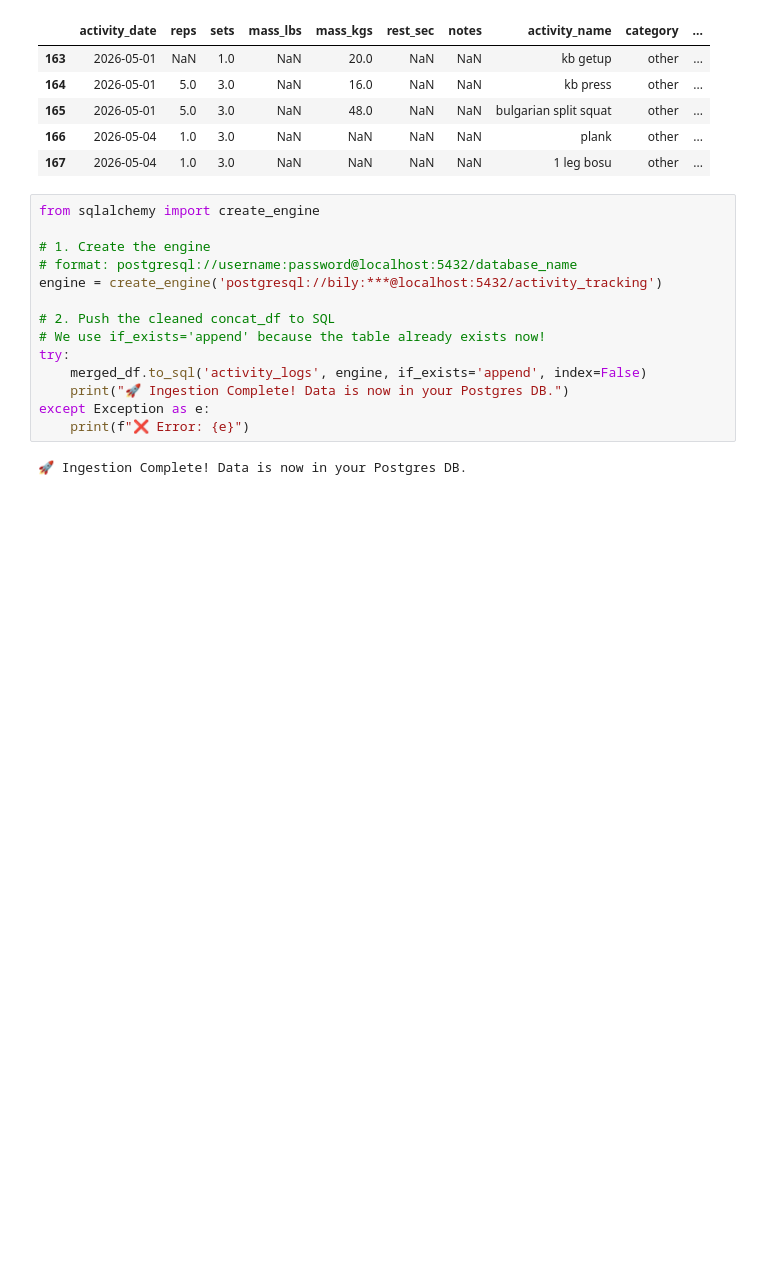
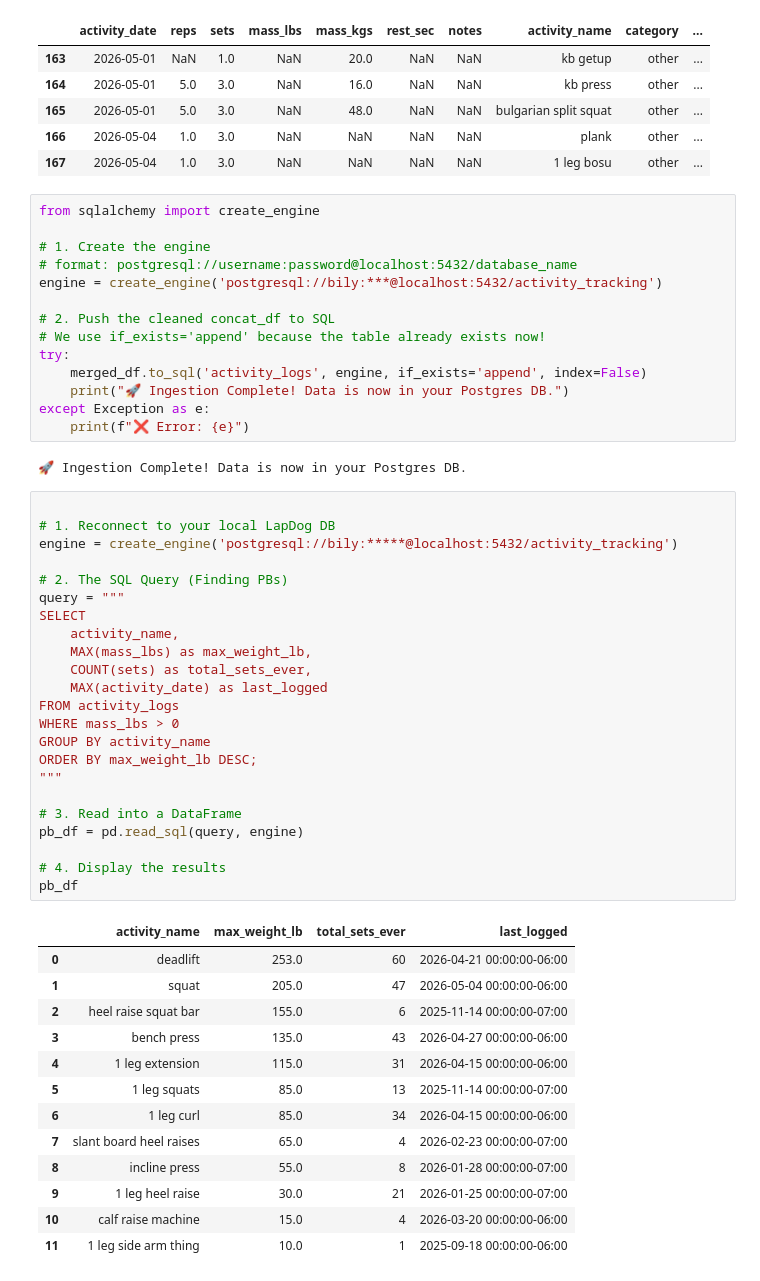
Before and after one commit to BilyBrown/activity_tracking, a Jupyter notebook: notebooks/data_clean_trial.ipynb, the cells around one changed output. Saved outputs shown, nothing was run; the diff lists cells and outputs as text; blank space fills up the shorter version.

Commit message:
alright - the connection is there and the data is available, sweet!

```diff
--- a/notebooks/data_clean_trial.ipynb
+++ b/notebooks/data_clean_trial.ipynb
@@ -554,3 +554,40 @@ except Exception as e:
     print(f"❌ Error: {e}")
 # %% [output]
 🚀 Ingestion Complete! Data is now in your Postgres DB.
+# %%
+
+# 1. Reconnect to your local LapDog DB
+engine = create_engine('postgresql://bily:*****@localhost:5432/activity_tracking')
+
+# 2. The SQL Query (Finding PBs)
+query = """
+SELECT
+    activity_name,
+    MAX(mass_lbs) as max_weight_lb,
+    COUNT(sets) as total_sets_ever,
+    MAX(activity_date) as last_logged
+FROM activity_logs
+WHERE mass_lbs > 0
+GROUP BY activity_name
+ORDER BY max_weight_lb DESC;
+"""
+
+# 3. Read into a DataFrame
+pb_df = pd.read_sql(query, engine)
+
+# 4. Display the results
+pb_df
+# %% [output]
+|  | activity_name | max_weight_lb | total_sets_ever | last_logged |
+| 0 | deadlift | 253.0 | 60 | 2026-04-21 00:00:00-06:00 |
+| 1 | squat | 205.0 | 47 | 2026-05-04 00:00:00-06:00 |
+| 2 | heel raise squat bar | 155.0 | 6 | 2025-11-14 00:00:00-07:00 |
+| 3 | bench press | 135.0 | 43 | 2026-04-27 00:00:00-06:00 |
+| 4 | 1 leg extension | 115.0 | 31 | 2026-04-15 00:00:00-06:00 |
+| 5 | 1 leg squats | 85.0 | 13 | 2025-11-14 00:00:00-07:00 |
+| 6 | 1 leg curl | 85.0 | 34 | 2026-04-15 00:00:00-06:00 |
+| 7 | slant board heel raises | 65.0 | 4 | 2026-02-23 00:00:00-07:00 |
+| 8 | incline press | 55.0 | 8 | 2026-01-28 00:00:00-07:00 |
+| 9 | 1 leg heel raise | 30.0 | 21 | 2026-01-25 00:00:00-07:00 |
+| 10 | calf raise machine | 15.0 | 4 | 2026-03-20 00:00:00-06:00 |
+| 11 | 1 leg side arm thing | 10.0 | 1 | 2025-09-18 00:00:00-06:00 |
```
